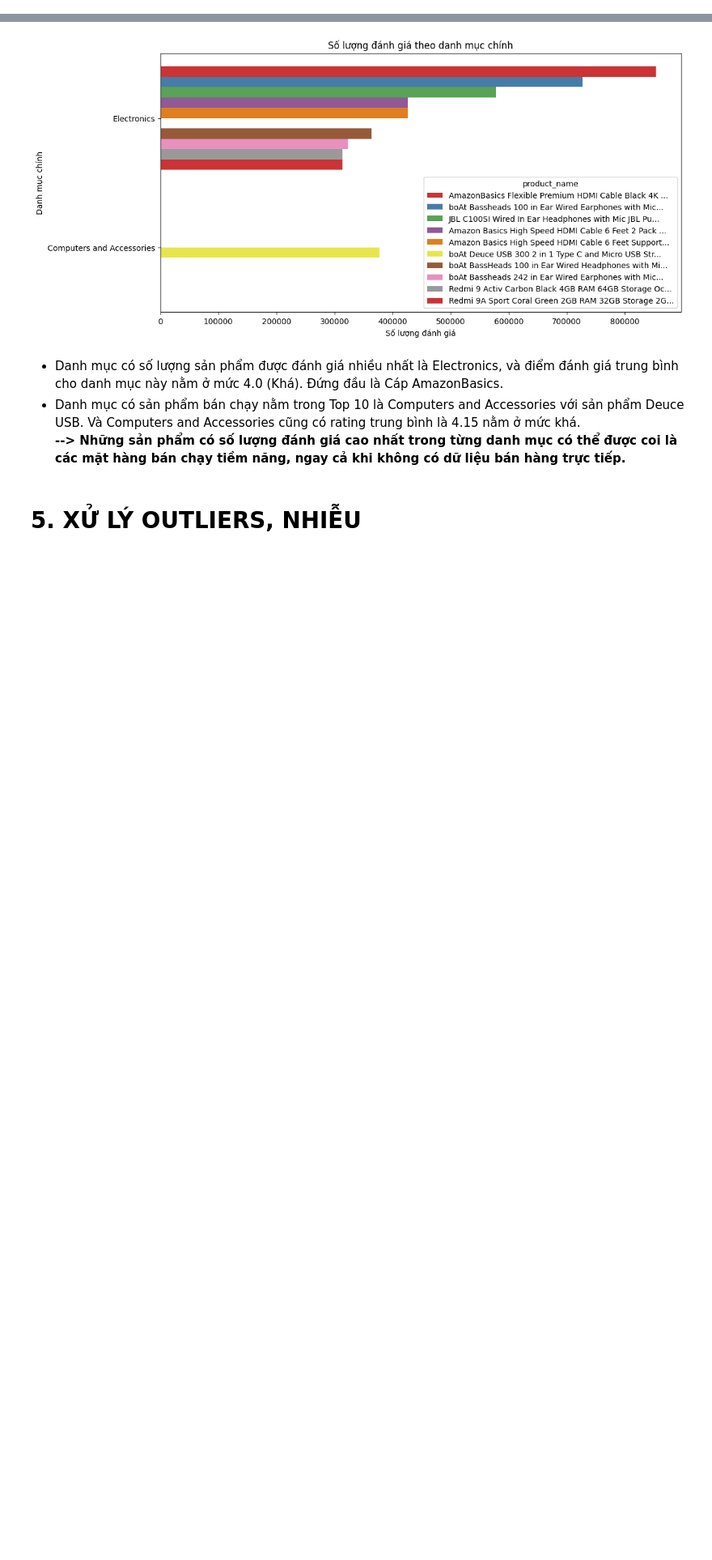
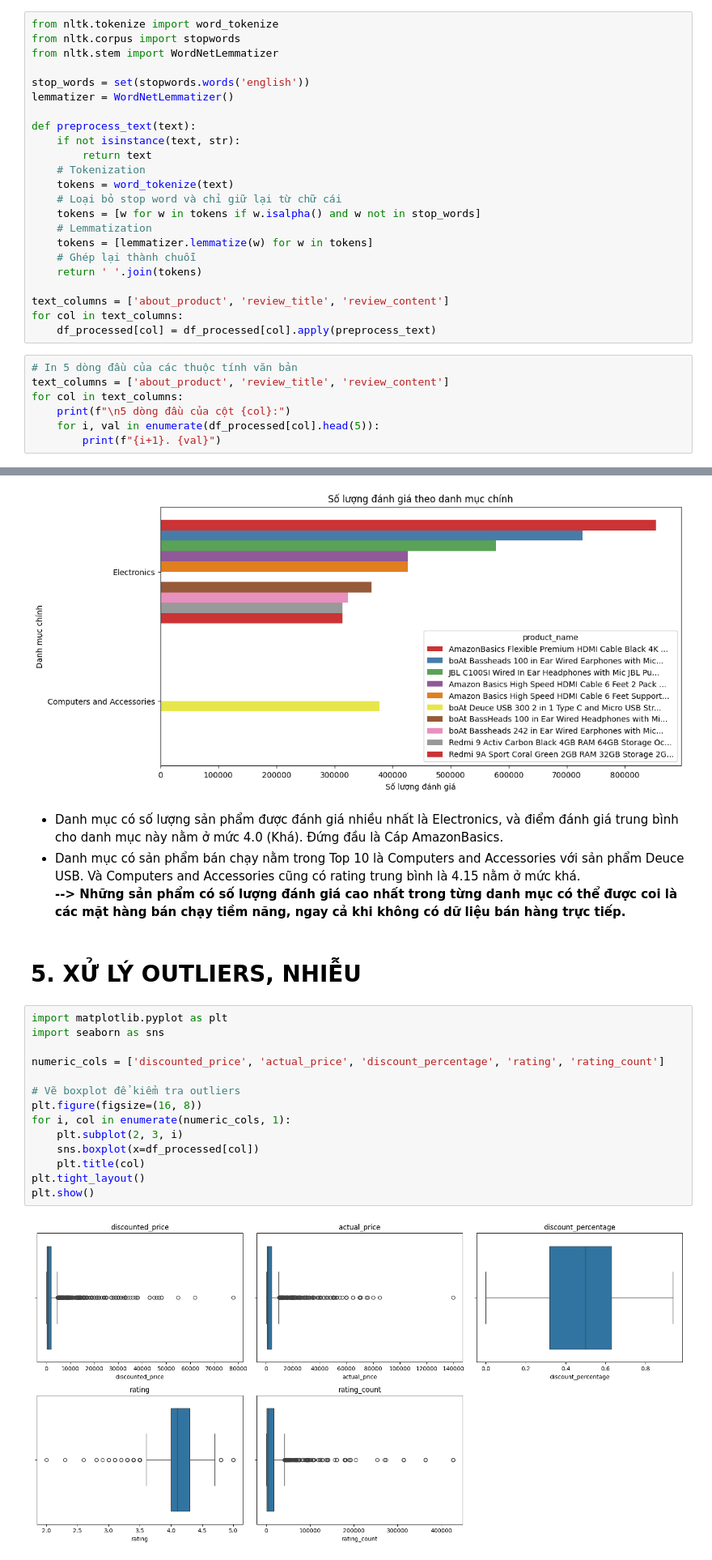
Before and after one commit to CongDon1207/data-mining-gr07, a Jupyter notebook: amazone_ex.ipynb, the cells around one changed output, grey strips where cells are left out. Shown at 81% size. Cells and saved outputs as stored; diff of their text form; blank space fills up the shorter version.

```diff
--- a/amazone_ex.ipynb
+++ b/amazone_ex.ipynb
@@ -337,0 +384,30 @@ df_processed.head()
+# %%
+from nltk.tokenize import word_tokenize
+from nltk.corpus import stopwords
+from nltk.stem import WordNetLemmatizer
+
+stop_words = set(stopwords.words('english'))
+lemmatizer = WordNetLemmatizer()
+
+def preprocess_text(text):
+    if not isinstance(text, str):
+        return text
+    # Tokenization
+    tokens = word_tokenize(text)
+    # Loại bỏ stop word và chỉ giữ lại từ chữ cái
+    tokens = [w for w in tokens if w.isalpha() and w not in stop_words]
+    # Lemmatization
+    tokens = [lemmatizer.lemmatize(w) for w in tokens]
+    # Ghép lại thành chuỗi
+    return ' '.join(tokens)
+
+text_columns = ['about_product', 'review_title', 'review_content']
+for col in text_columns:
+    df_processed[col] = df_processed[col].apply(preprocess_text)
+# %%
+# In 5 dòng đầu của các thuộc tính văn bản
+text_columns = ['about_product', 'review_title', 'review_content']
+for col in text_columns:
+    print(f"\n5 dòng đầu của cột {col}:")
+    for i, val in enumerate(df_processed[col].head(5)):
+        print(f"{i+1}. {val}")
@@ -497,3 +594,19 @@ plt.show()
 **--> Những sản phẩm có số lượng đánh giá cao nhất trong từng danh mục có thể được coi là các mặt hàng bán chạy tiềm năng, ngay cả khi không có dữ liệu bán hàng trực tiếp.**
 # %% [markdown]
 # 5. XỬ LÝ OUTLIERS, NHIỄU
+# %%
+import matplotlib.pyplot as plt
+import seaborn as sns
+
+numeric_cols = ['discounted_price', 'actual_price', 'discount_percentage', 'rating', 'rating_count']
+
+# Vẽ boxplot để kiểm tra outliers
+plt.figure(figsize=(16, 8))
+for i, col in enumerate(numeric_cols, 1):
+    plt.subplot(2, 3, i)
+    sns.boxplot(x=df_processed[col])
+    plt.title(col)
+plt.tight_layout()
+plt.show()
+# %% [output]
+[figure, added]
```
Also changed, not shown: parts of 30 cells of this notebook, 1 other file.
